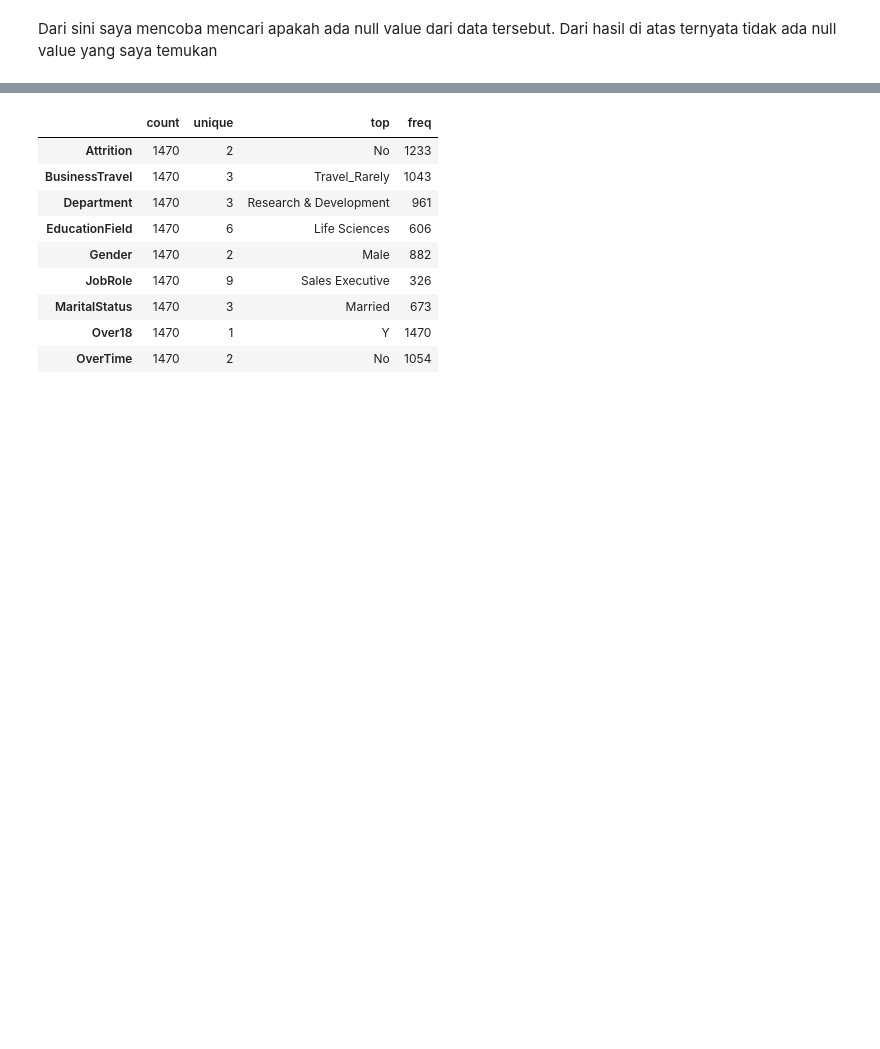
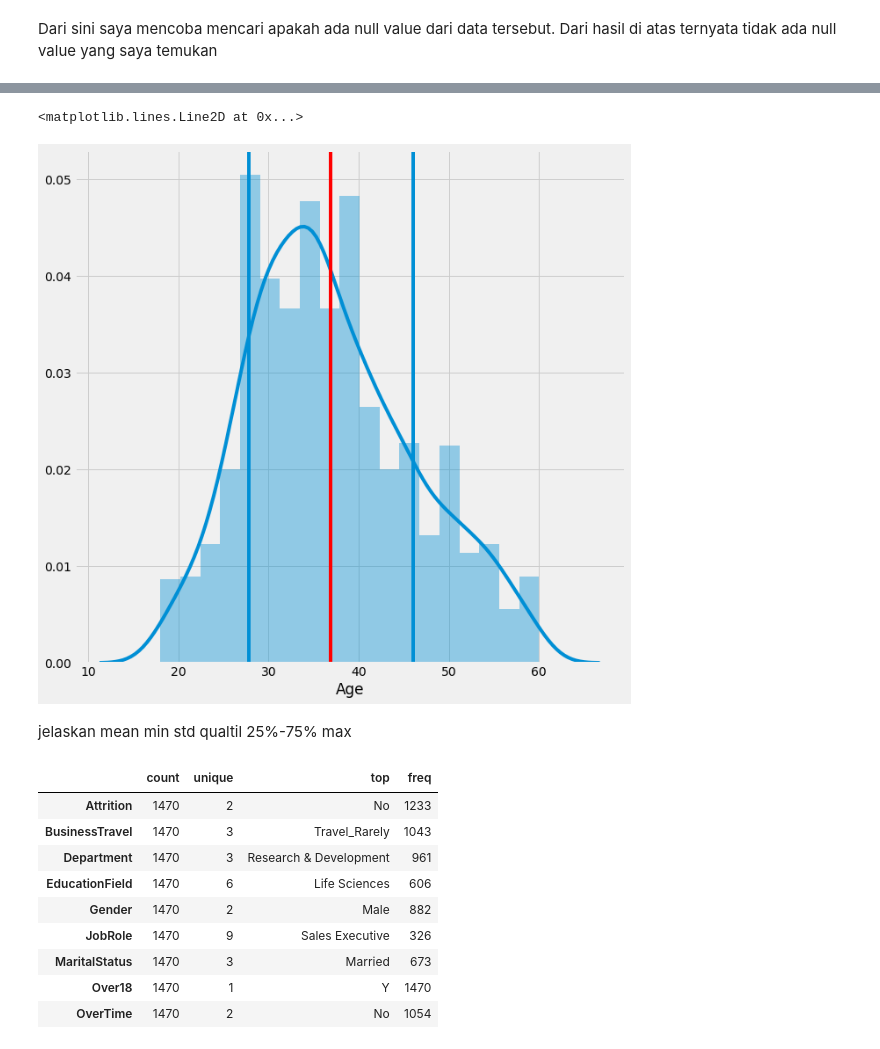
Before and after one commit to rizkiluthfan/final_project, a Jupyter notebook: Final Project (Analytics Employee Attrition)(Cleaning & EDA).ipynb, the cells around one changed output, grey strips where cells are left out. Saved outputs shown, nothing was run; the diff lists cells and outputs as text; code cells hidden in the pictures; blank space fills up the shorter version.

```diff
--- a/Final Project (Analytics Employee Attrition)(Cleaning & EDA).ipynb
+++ b/Final Project (Analytics Employee Attrition)(Cleaning & EDA).ipynb
@@ -152,3 +212,18 @@ df.describe().T
+# %%
+plt.figure(figsize = (10,10))
+sns.distplot(df['Age'])
+plt.axvline(df['Age'].mean(), color = 'r')
+plt.axvline(df['Age'].mean()-df['Age'].std())
+plt.axvline(df['Age'].mean()+df['Age'].std())
+# %% [output]
+<matplotlib.lines.Line2D at 0x...>
+[figure, added]
+# %% [markdown]
+jelaskan mean
+min
+std
+qualtil 25%-75%
+max
 # %%
 df.describe(include='object').T
 # %% [output]
```
Also changed, not shown: parts of 32 cells of this notebook, 5 other files.
